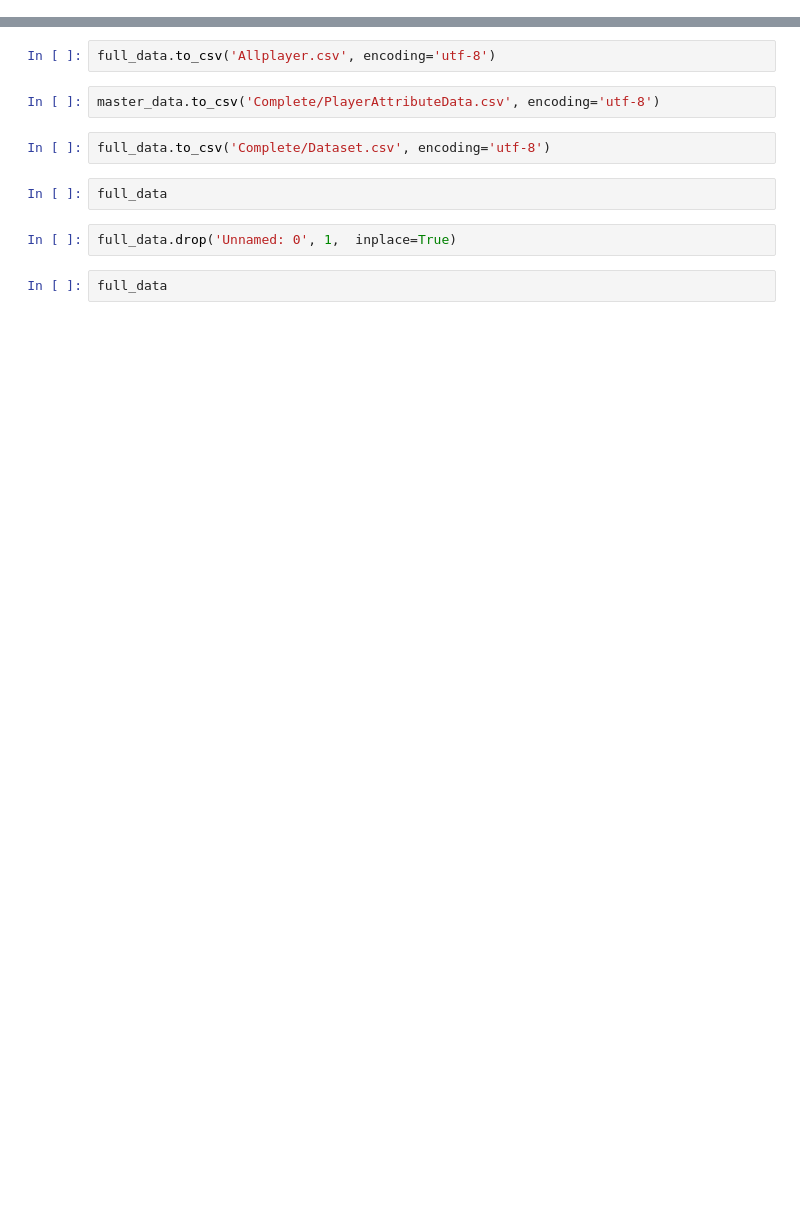
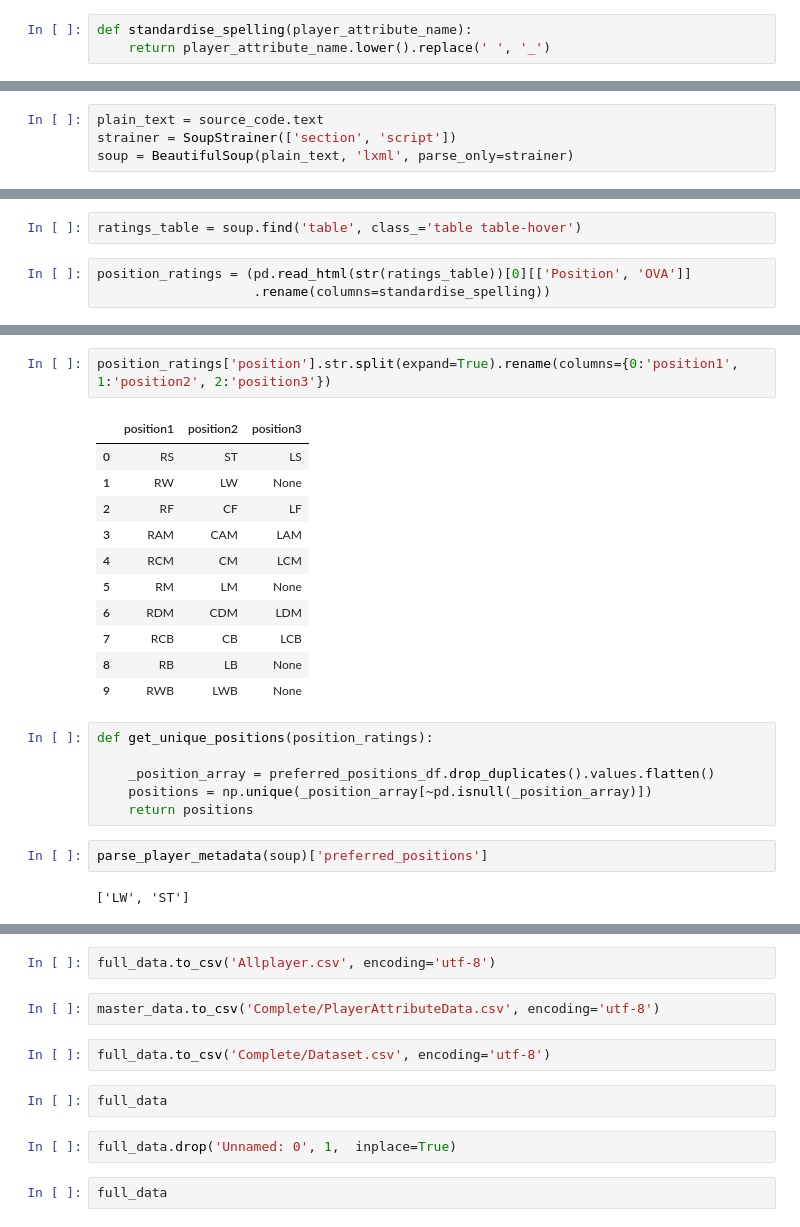
Before and after one commit to kevinheavey/fifa18-even-more-player-data, a Jupyter notebook: crawler.ipynb, the cells around one changed output, grey strips where cells are left out. Drawn from its saved outputs; the diff is of its cells as text; blank space fills up the shorter version.

```diff
--- a/crawler.ipynb
+++ b/crawler.ipynb
@@ -216,0 +184,3 @@ full_data = pd.merge(data, master_data, left_index=True, right_index=True)
+# %%
+def standardise_spelling(player_attribute_name):
+    return player_attribute_name.lower().replace(' ', '_')
@@ -216,0 +199,4 @@ full_data = pd.merge(data, master_data, left_index=True, right_index=True)
+# %%
+plain_text = source_code.text
+strainer = SoupStrainer(['section', 'script'])
+soup = BeautifulSoup(plain_text, 'lxml', parse_only=strainer)
@@ -216,0 +260,5 @@ full_data = pd.merge(data, master_data, left_index=True, right_index=True)
+# %%
+ratings_table = soup.find('table', class_='table table-hover')
+# %%
+position_ratings = (pd.read_html(str(ratings_table))[0][['Position', 'OVA']]
+                    .rename(columns=standardise_spelling))
@@ -216,0 +283,24 @@ full_data = pd.merge(data, master_data, left_index=True, right_index=True)
+# %%
+position_ratings['position'].str.split(expand=True).rename(columns={0:'position1', 1:'position2', 2:'position3'})
+# %% [output]
+|  | position1 | position2 | position3 |
+| 0 | RS | ST | LS |
+| 1 | RW | LW | None |
+| 2 | RF | CF | LF |
+| 3 | RAM | CAM | LAM |
+| 4 | RCM | CM | LCM |
+| 5 | RM | LM | None |
+| 6 | RDM | CDM | LDM |
+| 7 | RCB | CB | LCB |
+| 8 | RB | LB | None |
+| 9 | RWB | LWB | None |
+# %%
+def get_unique_positions(position_ratings):
+
+    _position_array = preferred_positions_df.drop_duplicates().values.flatten()
+    positions = np.unique(_position_array[~pd.isnull(_position_array)])
+    return positions
+# %%
+parse_player_metadata(soup)['preferred_positions']
+# %% [output]
+['LW', 'ST']
```
Also changed, not shown: parts of 57 cells of this notebook.
